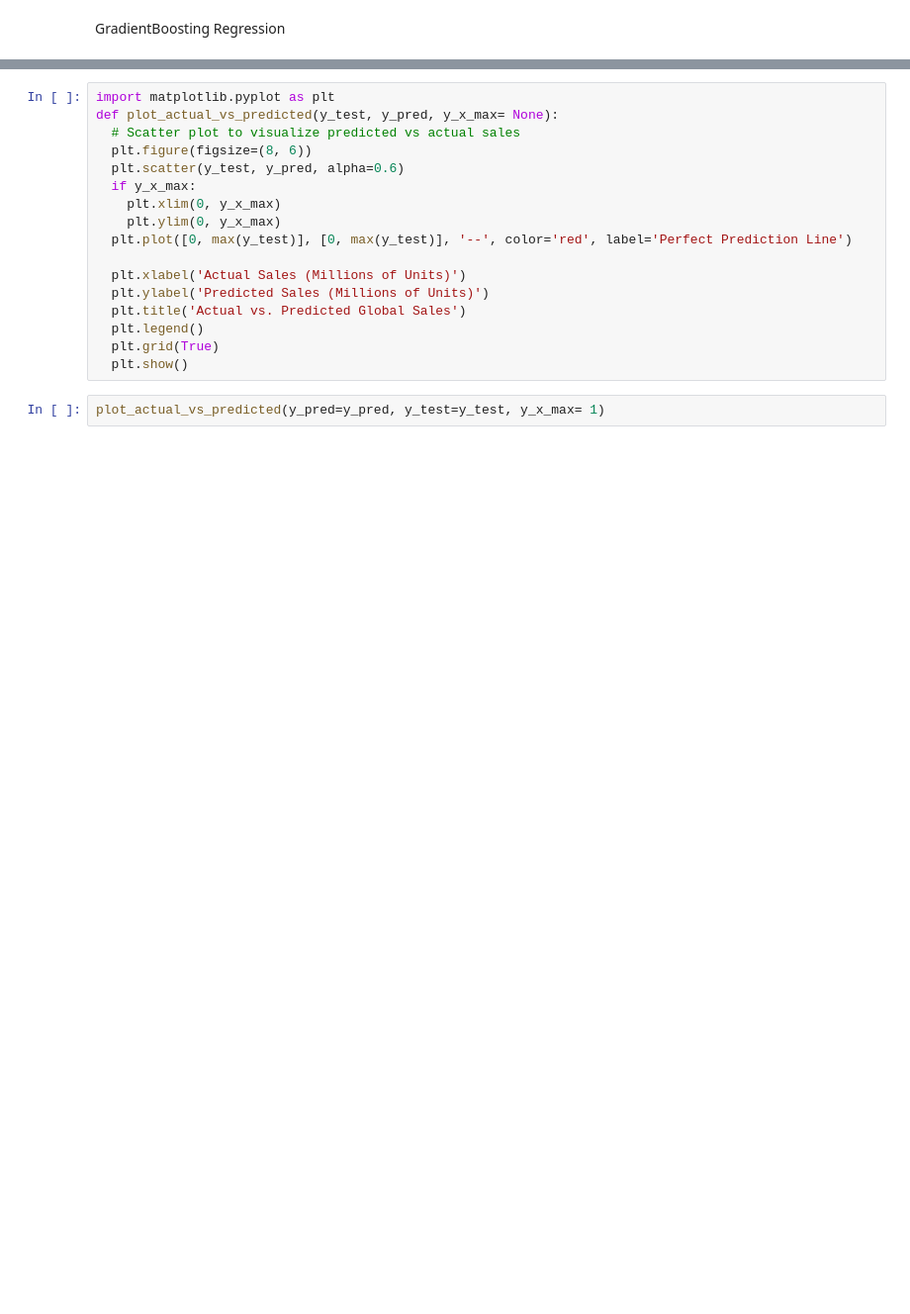
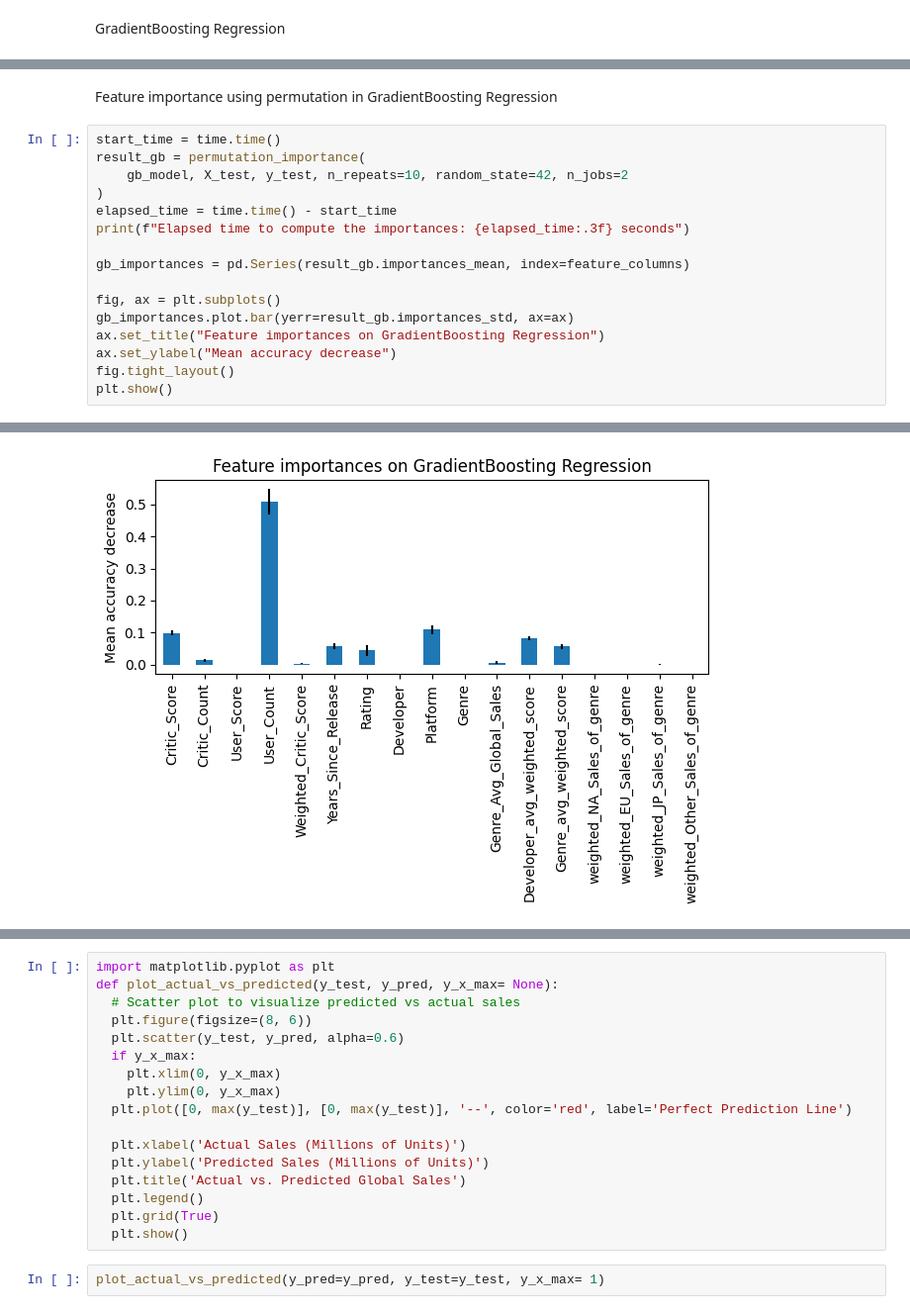
Before and after one commit to bretzNiklas/dataminingproject, a Jupyter notebook: VGA_Sales_new_generated_features.ipynb, the cells around one changed output, grey strips where cells are left out. Shown at 99% size. Drawn from its saved outputs; the diff is of its cells as text; blank space fills up the shorter version.

```diff
--- a/VGA_Sales_new_generated_features.ipynb
+++ b/VGA_Sales_new_generated_features.ipynb
@@ -414,3 +428,22 @@ Scores with additionally generated features
 Root-Mean-Square-Error (RMSE): 1.243
 Coefficient of determination (r²): 0.432
 Mean Absolute Error (MAE): 0.551
+# %% [markdown]
+Feature importance using permutation in GradientBoosting Regression
+# %%
+start_time = time.time()
+result_gb = permutation_importance(
+    gb_model, X_test, y_test, n_repeats=10, random_state=42, n_jobs=2
+)
+elapsed_time = time.time() - start_time
+print(f"Elapsed time to compute the importances: {elapsed_time:.3f} seconds")
+
+gb_importances = pd.Series(result_gb.importances_mean, index=feature_columns)
+
+fig, ax = plt.subplots()
+gb_importances.plot.bar(yerr=result_gb.importances_std, ax=ax)
+ax.set_title("Feature importances on GradientBoosting Regression")
+ax.set_ylabel("Mean accuracy decrease")
+fig.tight_layout()
+plt.show()
+# %% [output]
@@ -416,0 +451 @@ Mean Absolute Error (MAE): 0.551
+[figure, added]
```
Also changed, not shown: parts of 10 cells of this notebook, 3 other files.
